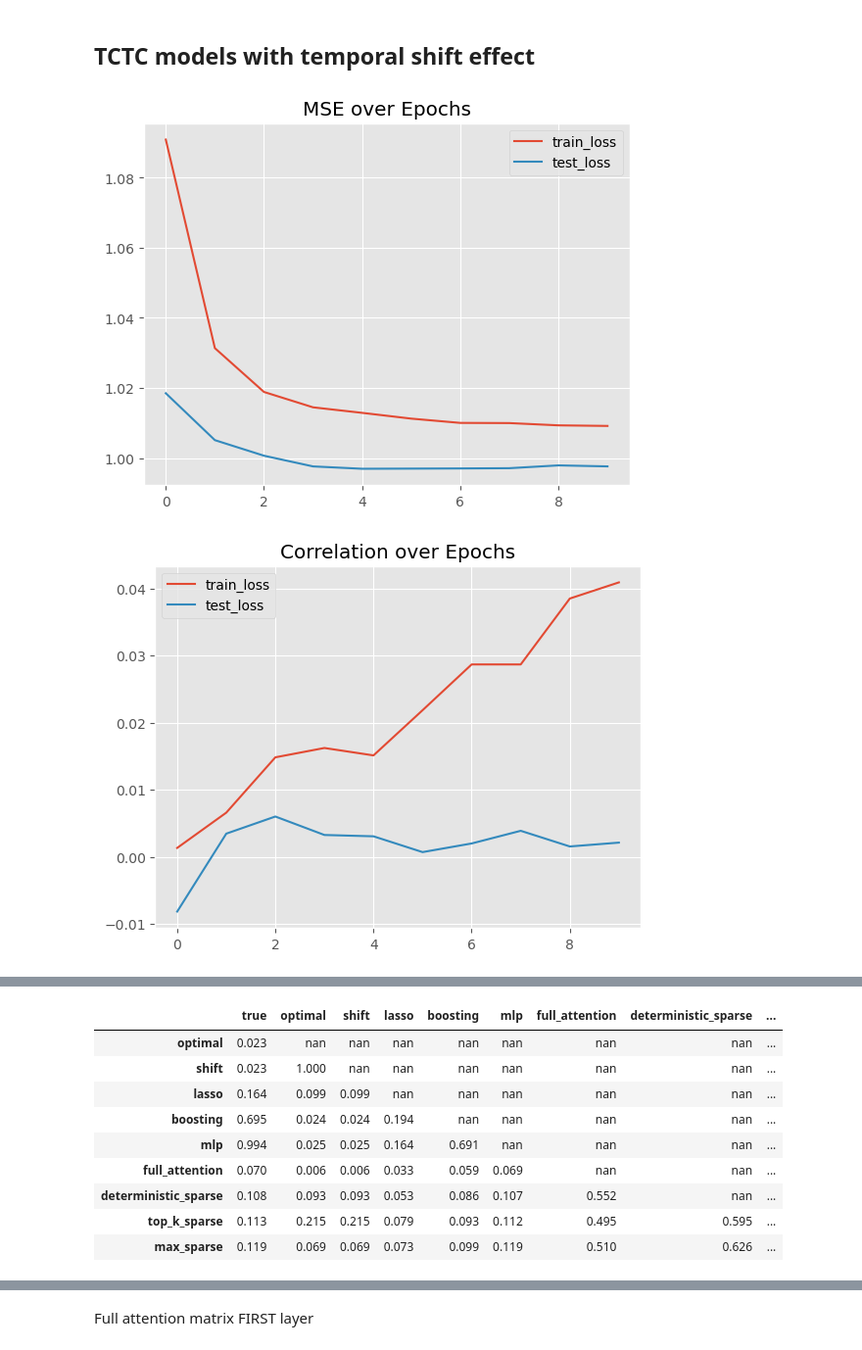
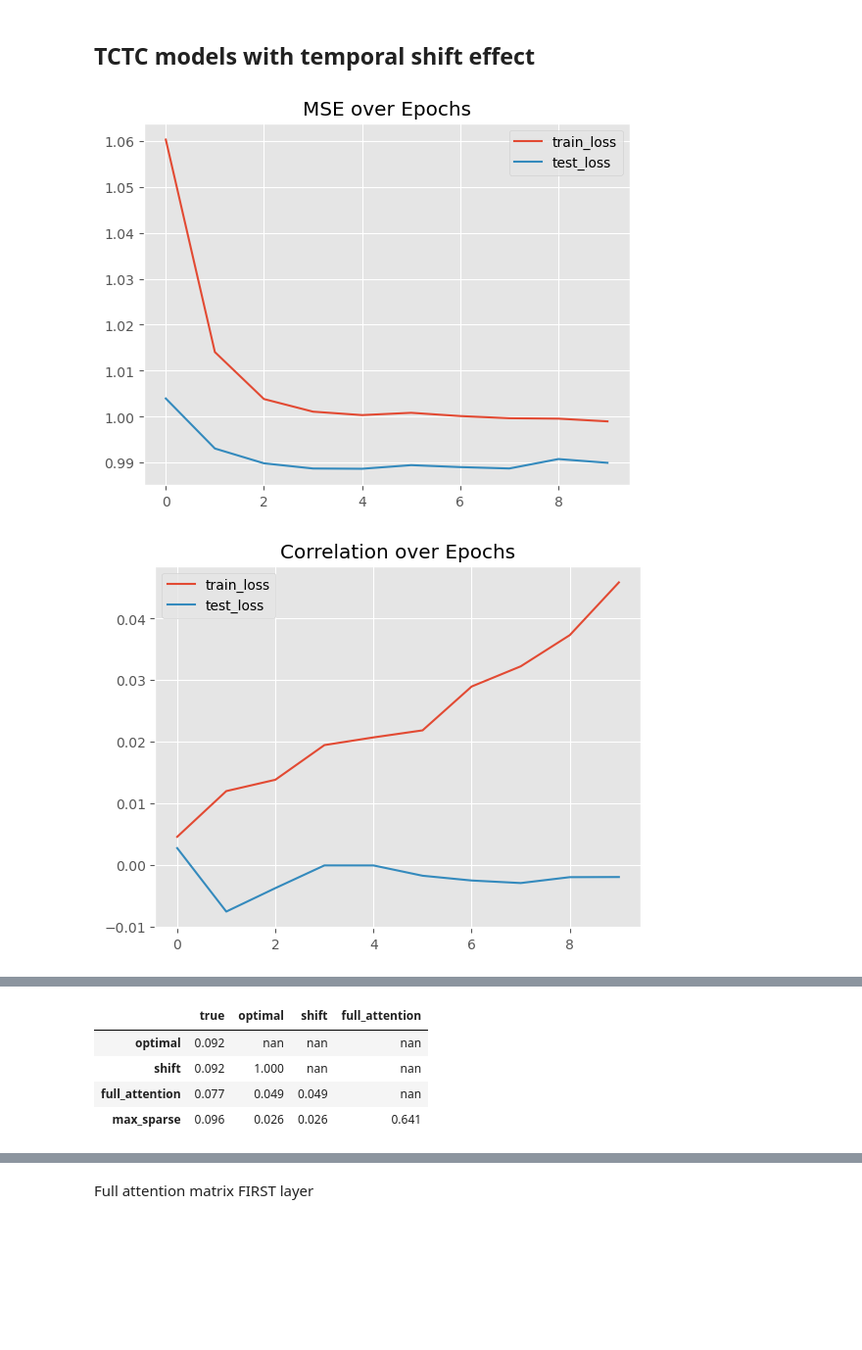
Before and after one commit to cyrilgarcia009/TSNN, a Jupyter notebook: notebooks/sparsity.ipynb, the cells around one changed output, grey strips where cells are left out. Shown at 98% size. Saved outputs shown, nothing was run; the diff lists cells and outputs as text; code cells hidden in the pictures; blank space fills up the shorter version.

```diff
--- a/notebooks/sparsity.ipynb
+++ b/notebooks/sparsity.ipynb
@@ -341,7 +341,7 @@ mask = causal_mask_radius
 mask_1 = build_attention_mask(mask, 10, device=device)
 
 
-for c in [0.01]:
+for c in [0.03]:
     @dataclass
     class Config:
         T: int = 4000
@@ -365,68 +365,63 @@ for c in [0.01]:
         split_cs=Config.split_cs,
         split_cs_shift=Config.split_cs_shift,
         low_corr=Config.low_corr,
-        high_corr=Config.high_corr
+        high_corr=Config.high_corr,
+        random_ts_shift=4,
+        shuffle_cs=True
     )
 
     z.get_dataloader()
     for k in models_linear:
         models_linear[k].fit(z.train)
 
-    # param for regularization
-    lambda_l1_value = 0.5
-
-    sparse_model = models.CustomBiDimensionalTransformerSparse(
-        Config.n_ts, Config.n_f, 10, mask=mask_c, layers='TC',
-        dropout=0.1, dim_feedforward=256, sparsify=None, nhead=1,
-        lambda_l1=lambda_l1_value, roll_y=True
-    ).to(device)
 
     # loss fct with l1 norm
     loss_fn = MSELossWithL1Sparsity(model=sparse_model, lambda_l1=lambda_l1_value)
 
     models_torch = {
         'full_attention': models.CustomBiDimensionalTransformer(
-            Config.n_ts, Config.n_f, 10, mask=mask_c, layers='TCTC', nhead=1,
-            dropout=0.1, dim_feedforward=256, sparsify=None, roll_y=True
-        ).to(device),
-        'deterministic_sparse': models.CustomBiDimensionalTransformer(
-            Config.n_ts, Config.n_f, 10, mask=mask_1, layers='TCTC', nhead=1,
+            Config.n_ts, Config.n_f, 10, mask=mask_c, layers='TCTC', nhead=4,
             dropout=0.1, dim_feedforward=256, sparsify=None, roll_y=True
         ).to(device),
 
-        'top_k_sparse': models.CustomBiDimensionalTransformer(
-            Config.n_ts, Config.n_f, 10, mask=mask_1, layers='TCTC', nhead=1,
-            dropout=0.1, dim_feedforward=256, sparsify=keep_topk_per_row, roll_y=True
-        ).to(device),
+#         'deterministic_sparse': models.CustomBiDimensionalTransformer(
+#             Config.n_ts, Config.n_f, 10, mask=mask_1, layers='TCTC', nhead=1,
+#             dropout=0.1, dim_feedforward=256, sparsify=None, roll_y=True
+#         ).to(device),
+
+#         'top_k_sparse': models.CustomBiDimensionalTransformer(
+#             Config.n_ts, Config.n_f, 10, mask=mask_1, layers='TCTC', nhead=1,
+#             dropout=0.1, dim_feedforward=256, sparsify=keep_topk_per_row, roll_y=True
+#         ).to(device),
 
         'max_sparse': models.CustomBiDimensionalTransformer(
-            Config.n_ts, Config.n_f, 10, mask=mask_1, layers='TCTC', nhead=1,
+            Config.n_ts, Config.n_f, 10, mask=mask_1, layers='TCTC', nhead=4,
             dropout=0.1, dim_feedforward=256, sparsify=keep_by_max_value, roll_y=True
         ).to(device),
 
     }
 
 
     models_torch = {
         k: torch_benchmarks.TorchWrapper(
             models_torch[k],
             optimizer=torch.optim.AdamW(models_torch[k].parameters(), lr=0.001),
             loss_fn=loss_fn if 'dynamic' in k else nn.MSELoss(),
             device=device
         ) for k in models_torch
     }
 
 
     z.get_dataloader(n_rolling=10, roll_y=True)
     for k in models_torch:
         models_torch[k].fit(z.train, test=z.test, epochs=10)
 
     comp = benchmark_comparison.Comparator(
         models=[models_linear[k] for k in models_linear] + [models_torch[k] for k in models_torch],
         model_names=[k for k in models_linear] + [k for k in models_torch]
     )
     display(comp.correl(z, mode='train'))
     display(comp.correl(z, mode='test'))
 # %% [output]
-[figure, old version]
+[figure, new version]
-[figure, old version]
+[figure, new version]
@@ -439,10 +430,5 @@ for c in [0.01]:
-|  | true | optimal | shift | lasso | boosting | mlp | full_attention | deterministic_sparse | ... |
-| optimal | 0.023 | nan | nan | nan | nan | nan | nan | nan | ... |
-| shift | 0.023 | 1.000 | nan | nan | nan | nan | nan | nan | ... |
-| lasso | 0.164 | 0.099 | 0.099 | nan | nan | nan | nan | nan | ... |
-| boosting | 0.695 | 0.024 | 0.024 | 0.194 | nan | nan | nan | nan | ... |
-| mlp | 0.994 | 0.025 | 0.025 | 0.164 | 0.691 | nan | nan | nan | ... |
-| full_attention | 0.070 | 0.006 | 0.006 | 0.033 | 0.059 | 0.069 | nan | nan | ... |
-| deterministic_sparse | 0.108 | 0.093 | 0.093 | 0.053 | 0.086 | 0.107 | 0.552 | nan | ... |
-| top_k_sparse | 0.113 | 0.215 | 0.215 | 0.079 | 0.093 | 0.112 | 0.495 | 0.595 | ... |
-| max_sparse | 0.119 | 0.069 | 0.069 | 0.073 | 0.099 | 0.119 | 0.510 | 0.626 | ... |
+|  | true | optimal | shift | full_attention |
+| optimal | 0.092 | nan | nan | nan |
+| shift | 0.092 | 1.000 | nan | nan |
+| full_attention | 0.077 | 0.049 | 0.049 | nan |
+| max_sparse | 0.096 | 0.026 | 0.026 | 0.641 |
```
Also changed, not shown: parts of 17 cells of this notebook.
